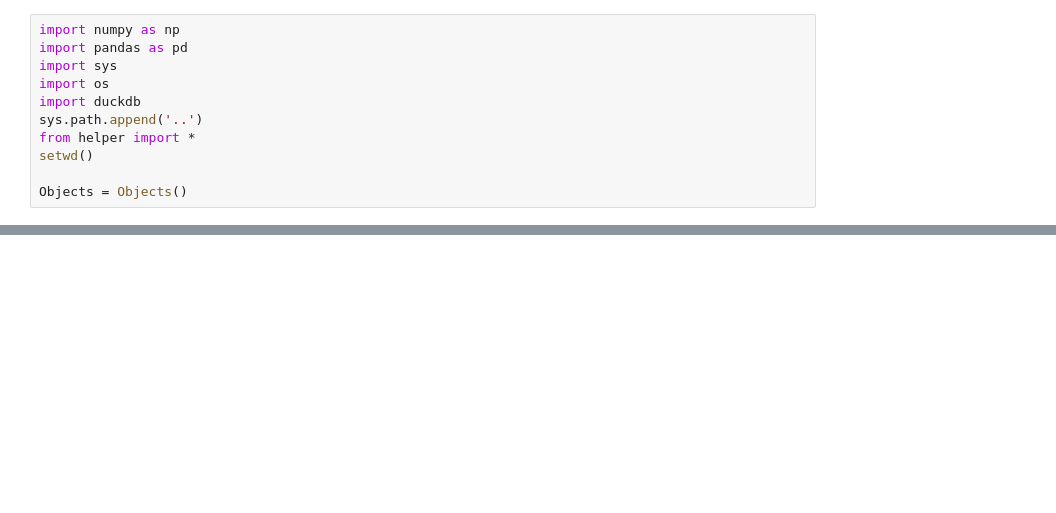
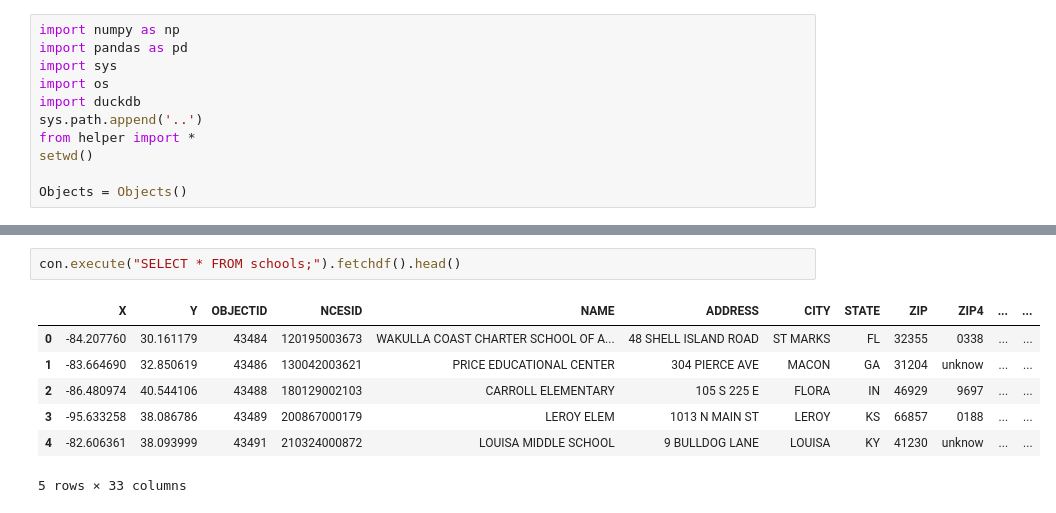
Before and after one commit to adriamd/ADSDB_project1, a Jupyter notebook: notebooks/exploitation.ipynb, the cells around one changed output, grey strips where cells are left out. Saved outputs shown, nothing was run; the diff lists cells and outputs as text; blank space fills up the shorter version.

```diff
--- a/notebooks/exploitation.ipynb
+++ b/notebooks/exploitation.ipynb
@@ -144,0 +114,10 @@ df_housing.head()
+# %%
+con.execute("SELECT * FROM schools;").fetchdf().head()
+# %% [output]
+|  | X | Y | OBJECTID | NCESID | NAME | ADDRESS | CITY | STATE | ZIP | ZIP4 | ... | ... |
+| 0 | -84.207760 | 30.161179 | 43484 | 120195003673 | WAKULLA COAST CHARTER SCHOOL OF A... | 48 SHELL ISLAND ROAD | ST MARKS | FL | 32355 | 0338 | ... | ... |
+| 1 | -83.664690 | 32.850619 | 43486 | 130042003621 | PRICE EDUCATIONAL CENTER | 304 PIERCE AVE | MACON | GA | 31204 | unknow | ... | ... |
+| 2 | -86.480974 | 40.544106 | 43488 | 180129002103 | CARROLL ELEMENTARY | 105 S 225 E | FLORA | IN | 46929 | 9697 | ... | ... |
+| 3 | -95.633258 | 38.086786 | 43489 | 200867000179 | LEROY ELEM | 1013 N MAIN ST | LEROY | KS | 66857 | 0188 | ... | ... |
+| 4 | -82.606361 | 38.093999 | 43491 | 210324000872 | LOUISA MIDDLE SCHOOL | 9 BULLDOG LANE | LOUISA | KY | 41230 | unknow | ... | ... |
+5 rows × 33 columns
```
Also changed, not shown: parts of 21 cells of this notebook, 2 other files.
